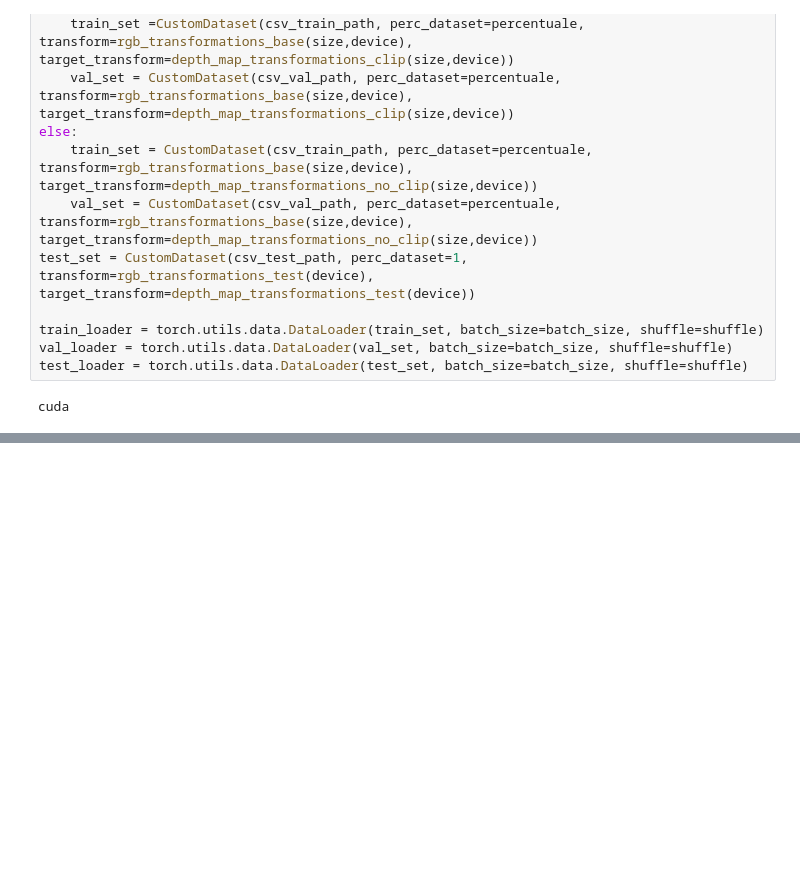
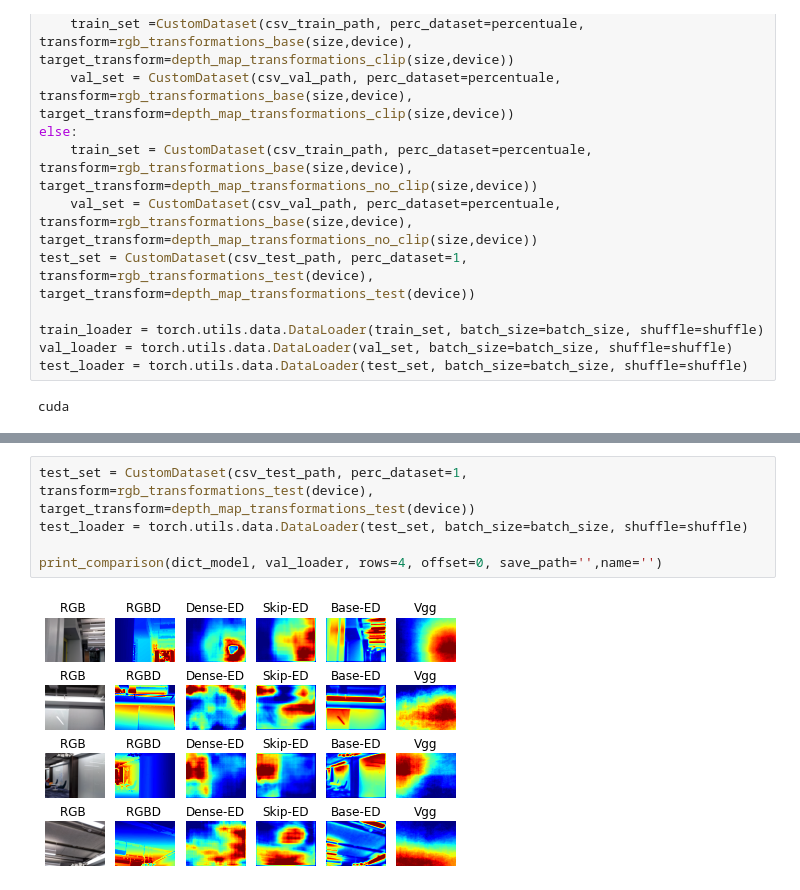
Before and after one commit to GiulianoDiGiuseppe/Diode, a Jupyter notebook: FinalCode/Detect.ipynb, the cells around one changed output, grey strips where cells are left out. Saved outputs shown, nothing was run; the diff lists cells and outputs as text; blank space fills up the shorter version.

```diff
--- a/FinalCode/Detect.ipynb
+++ b/FinalCode/Detect.ipynb
@@ -149,0 +97,7 @@ print_dataset_pred3(dict_model,test_loader, rows=3, offset=0, save_path='',name=
+# %%
+test_set = CustomDataset(csv_test_path, perc_dataset=1, transform=rgb_transformations_test(device), target_transform=depth_map_transformations_test(device))
+test_loader = torch.utils.data.DataLoader(test_set, batch_size=batch_size, shuffle=shuffle)
+
+print_comparison(dict_model, val_loader, rows=4, offset=0, save_path='',name='')
+# %% [output]
+[figure, added]
```
Also changed, not shown: parts of 4 cells of this notebook, 28 other files.
